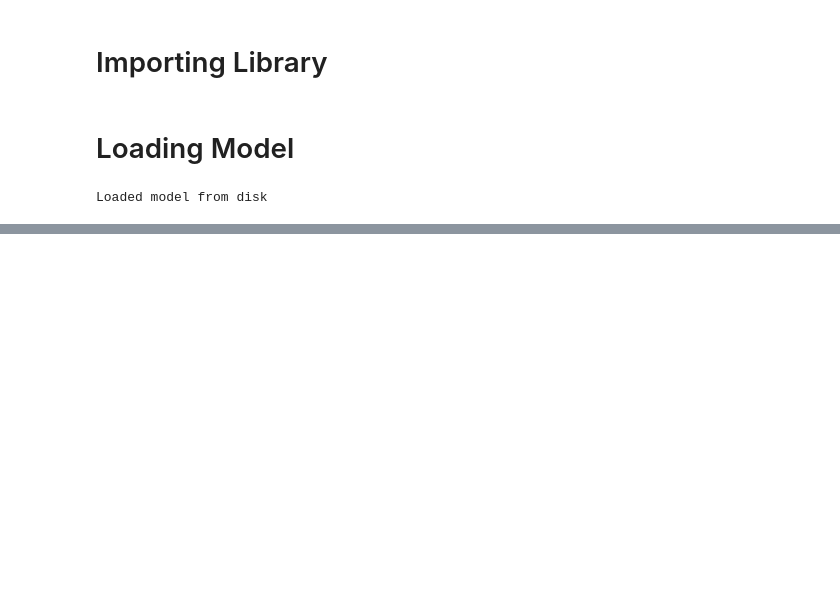
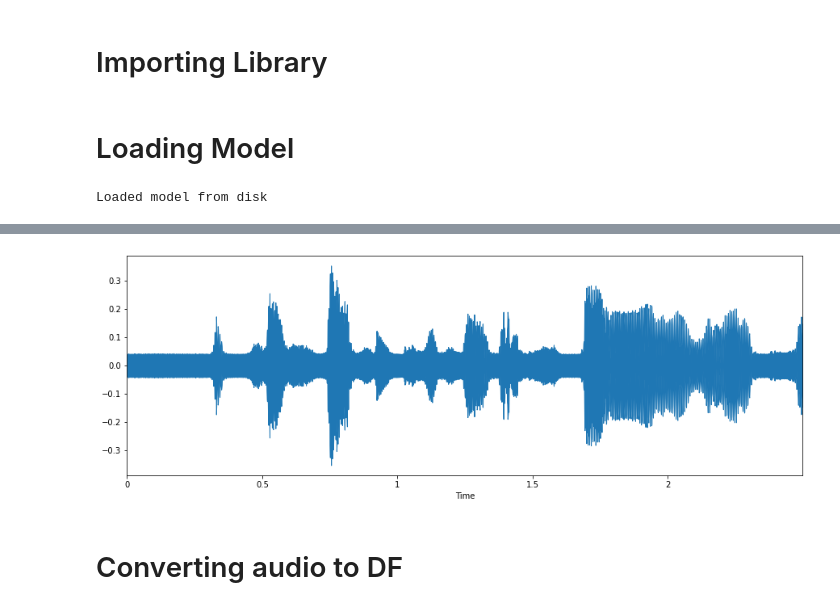
Before and after one commit to RadhiMalhotra98/CS584-Machine-Learning-Project, a Jupyter notebook: LIVE_DEMO.ipynb, the cells around one changed output, grey strips where cells are left out. Saved outputs shown, nothing was run; the diff lists cells and outputs as text; code cells hidden in the pictures; blank space fills up the shorter version.

```diff
--- a/LIVE_DEMO.ipynb
+++ b/LIVE_DEMO.ipynb
@@ -28,0 +36,2 @@ Loaded model from disk
+# %%
+filePath = str(input('Enrer File Path (must wav file):'))
@@ -28,0 +45,13 @@ Loaded model from disk
+# %%
+X, sample_rate = librosa.load(filePath, res_type='kaiser_fast',duration=2.5,sr=22050*2,offset=0.5)
+sample_rate = np.array(sample_rate)
+plt.figure(figsize=(15, 5))
+librosa.display.waveplot(X, sr=sample_rate)
+
+mfccs = np.mean(librosa.feature.mfcc(y=X, sr=sample_rate, n_mfcc=13),axis=0)
+featurelive = mfccs
+df = featurelive
+# %% [output]
+[figure, added]
+# %% [markdown]
+# Converting audio to DF
```
Also changed, not shown: parts of 9 cells of this notebook.
